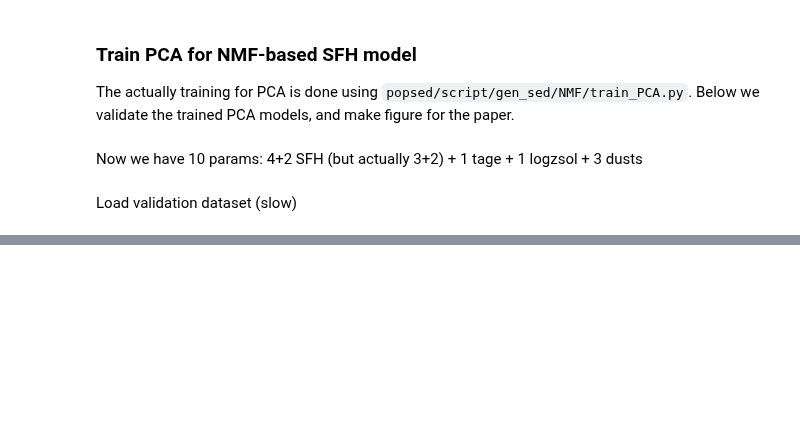
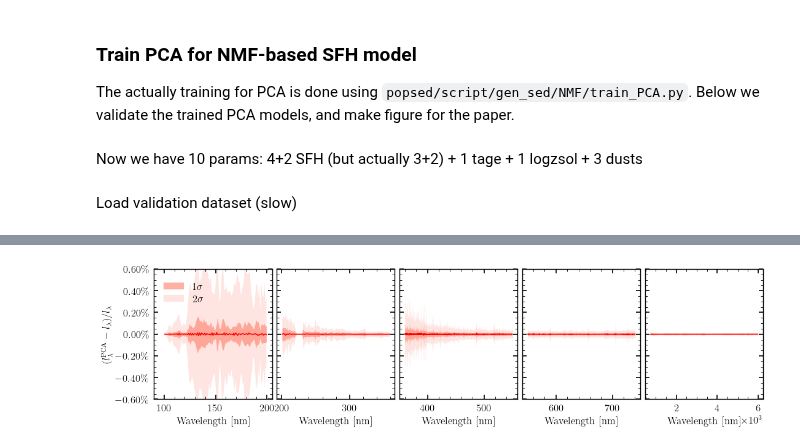
Before and after one commit to AstroJacobLi/popsed, a Jupyter notebook: notebooks/forward_model/NMF/PCA_components_NMF.ipynb, the cells around one changed output, grey strips where cells are left out. Drawn from its saved outputs; the diff is of its cells as text; code cells hidden in the pictures; blank space fills up the shorter version.

```diff
--- a/notebooks/forward_model/NMF/PCA_components_NMF.ipynb
+++ b/notebooks/forward_model/NMF/PCA_components_NMF.ipynb
@@ -27,7 +27,7 @@ Now we have 10 params: 4+2 SFH (but actually 3+2) + 1 tage + 1 logzsol + 3 dusts
 # %% [markdown]
 Load validation dataset (slow)
 # %%
-wave = np.load('./train_sed_NMF/nmf_seds/fsps.wavelength.npy')
+wave = np.load('./train_sed_NMF_ZH/nmf_zh_seds/fsps.wavelength.npy')
 # %%
 log_spec = np.zeros((int(1e5), len(wave)))
 log_spec_in_basis = np.zeros((int(1e5), len(wave)))
@@ -48,11 +48,11 @@ for i_bin in range(5):
             '.w7410_60000'
             ][i_bin]
 
-    with open(f'./train_sed_NMF/nmf_seds/fsps.NMF.pca_trained{str_wbin}.pkl', 'rb') as f:
+    with open(f'./train_sed_NMF_ZH/nmf_zh_seds/fsps.NMF_ZH.pca_trained{str_wbin}.pkl', 'rb') as f:
         pca = pickle.load(f)
 
     log_spec[:, wave_bin], log_spec_in_basis[:, wave_bin] = pca.validate_pca_basis(
-        f'./train_sed_NMF/nmf_seds/fsps.NMF.v0.2.log10spectrum.seedtest{str_wbin}.npy'
+        f'./train_sed_NMF_ZH/nmf_zh_seds/fsps.NMF_ZH.v0.2.log10spectrum.seedtest{str_wbin}.npy'
     )
 # %%
 # also slow
@@ -125,0 +74,35 @@ Text(0.5, 0.98, 'PCA components')
+# %%
+fig, axes = plt.subplots(1, 5, figsize=(16, 3.5), sharey=True)
+
+for i_bin in range(5):
+    plt.sca(axes[i_bin])
+    wave_bin = [
+            (wave >= 1000) & (wave < 2000),
+            (wave >= 2000) & (wave < 3600),
+            (wave >= 3600) & (wave < 5500),
+            (wave >= 5500) & (wave < 7410),
+            (wave >= 7410) & (wave < 60000)
+            ][i_bin]
+    x = wave[wave_bin] / 10
+    plt.plot(x, med_diff[wave_bin], color='r')
+    plt.fill_between(x,
+                     diff_1sigma[0][wave_bin],
+                     diff_1sigma[1][wave_bin],
+                     alpha=0.5, lw=0.1, color='tomato', label='$1\sigma$')
+
+    plt.fill_between(x,
+                     diff_2sigma[0][wave_bin],
+                     diff_2sigma[1][wave_bin],
+                     alpha=0.2, lw=0.1, color='salmon', label='$2\sigma$')
+    plt.xlabel('Wavelength [nm]')
+    plt.ylim(-0.6, 0.6)
+
+axes[0].set_ylabel(r'$(l_{\lambda}^{\mathrm{PCA}} - l_{\lambda})/l_{\lambda}$')
+axes[0].yaxis.set_major_formatter(mtick.PercentFormatter())
+axes[0].legend(loc='upper left', bbox_to_anchor=(-0.03, 1.))
+axes[0].set_xlim(90, 205)
+
+plt.subplots_adjust(wspace=0.04)
+# plt.savefig('/home/jiaxuanl/Research/popsed/figure/pca_accuracy.png')
+# %% [output]
+[figure, added]
```
Also changed, not shown: parts of 6 cells of this notebook, 11 other files.
